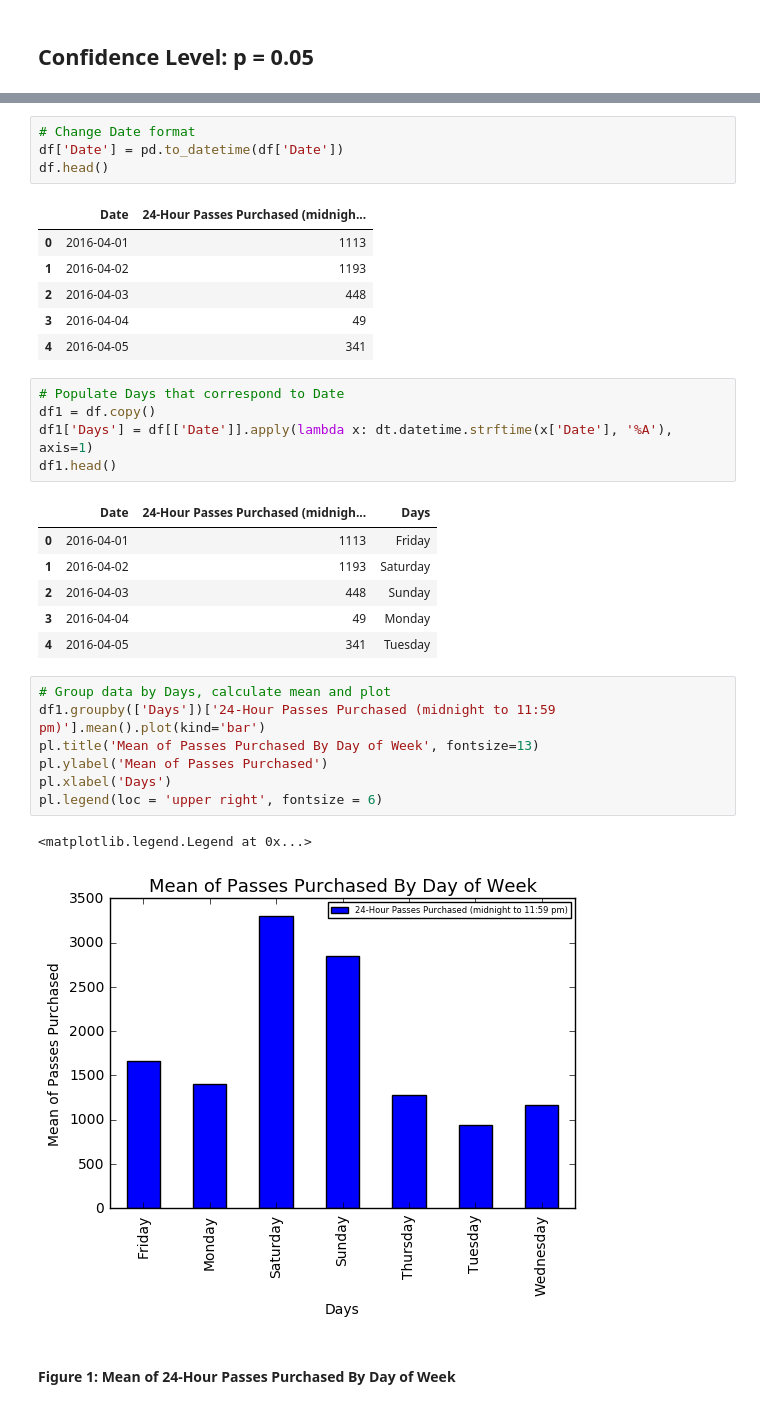
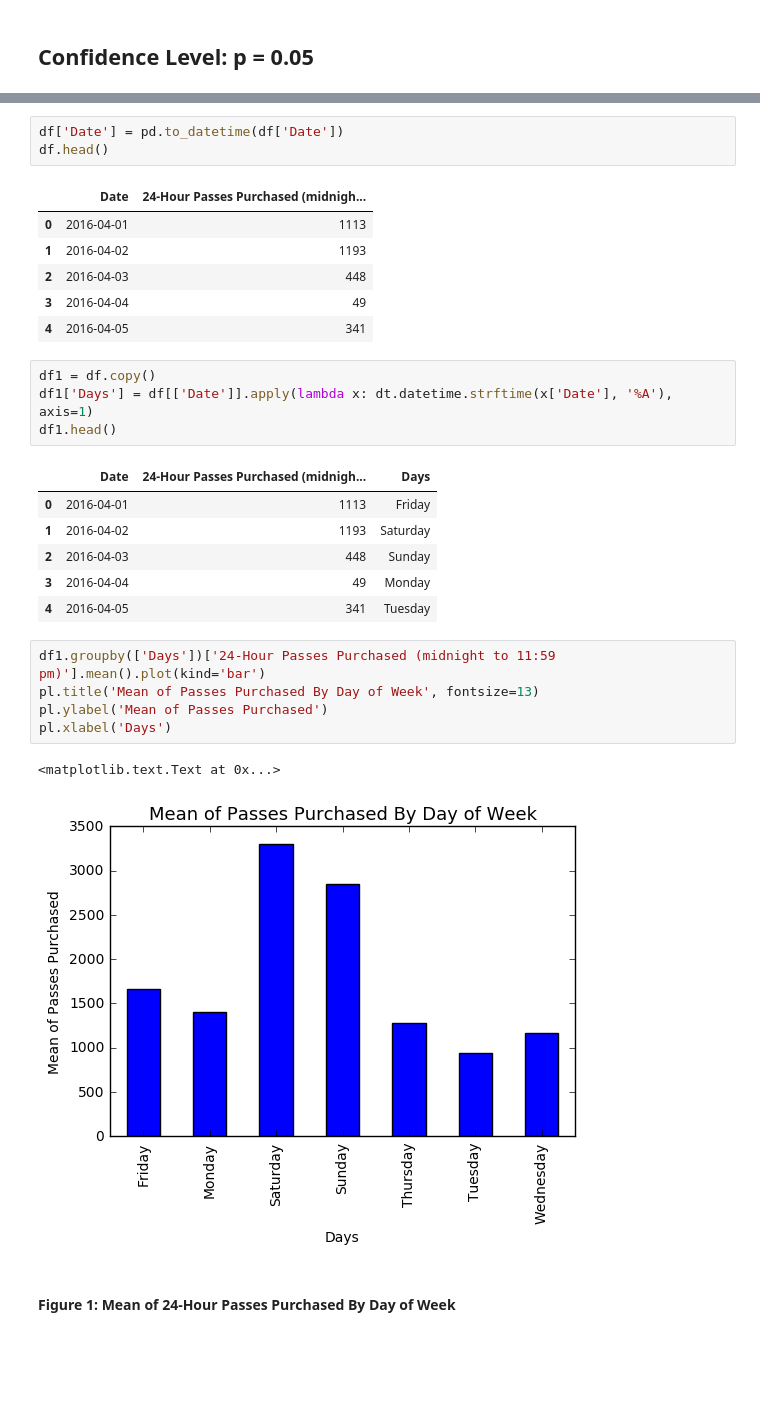
Before and after one commit to tashay/PUI2016_tg1478, a Jupyter notebook: HW6_tg1478/HW6_2_tg1478.ipynb, the cells around one changed output, grey strips where cells are left out. Saved outputs shown, nothing was run; the diff lists cells and outputs as text; blank space fills up the shorter version.

```diff
--- a/HW6_tg1478/HW6_2_tg1478.ipynb
+++ b/HW6_tg1478/HW6_2_tg1478.ipynb
@@ -47,7 +46,6 @@ df.head()
 | 3 | 4/4/16 | 49 |
 | 4 | 4/5/16 | 341 |
 # %%
-# Change Date format
 df['Date'] = pd.to_datetime(df['Date'])
 df.head()
 # %% [output]
@@ -58,7 +56,6 @@ df.head()
 | 3 | 2016-04-04 | 49 |
 | 4 | 2016-04-05 | 341 |
 # %%
-# Populate Days that correspond to Date
 df1 = df.copy()
 df1['Days'] = df[['Date']].apply(lambda x: dt.datetime.strftime(x['Date'], '%A'), axis=1)
 df1.head()
@@ -70,15 +67,13 @@ df1.head()
 | 3 | 2016-04-04 | 49 | Monday |
 | 4 | 2016-04-05 | 341 | Tuesday |
 # %%
-# Group data by Days, calculate mean and plot
 df1.groupby(['Days'])['24-Hour Passes Purchased (midnight to 11:59 pm)'].mean().plot(kind='bar')
 pl.title('Mean of Passes Purchased By Day of Week', fontsize=13)
 pl.ylabel('Mean of Passes Purchased')
 pl.xlabel('Days')
-pl.legend(loc = 'upper right', fontsize = 6)
 # %% [output]
-<matplotlib.legend.Legend at 0x...>
+<matplotlib.text.Text at 0x...>
-[figure, old version]
+[figure, new version]
 # %% [markdown]
 #### Figure 1: Mean of 24-Hour Passes Purchased By Day of Week
 # %%
```
Also changed, not shown: parts of 8 cells of this notebook.
